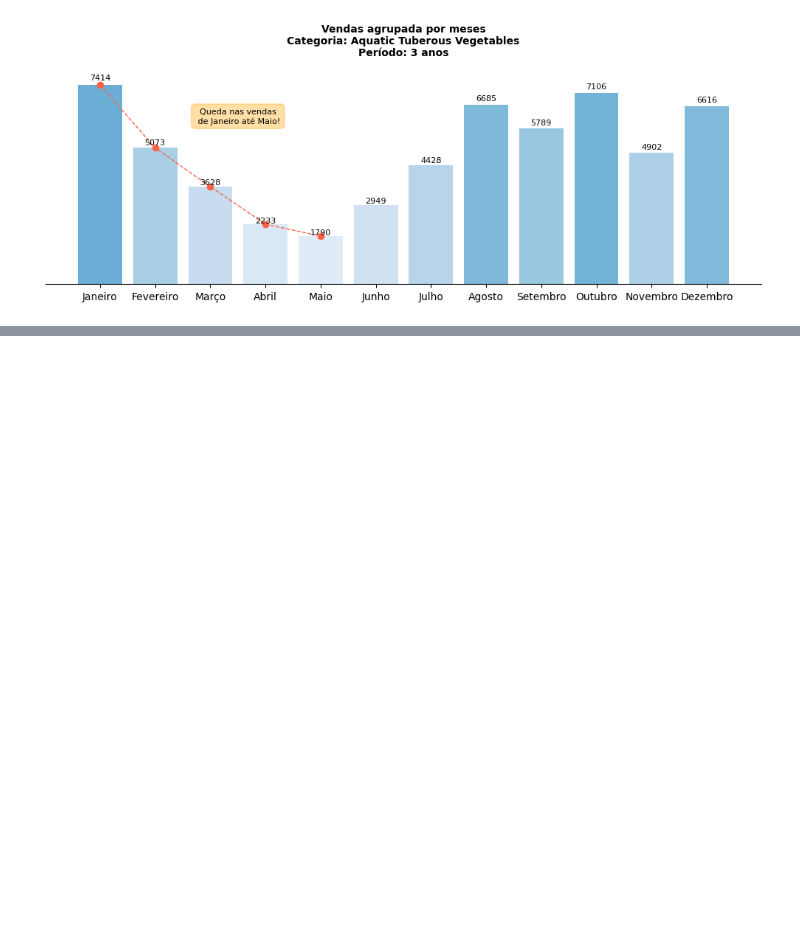
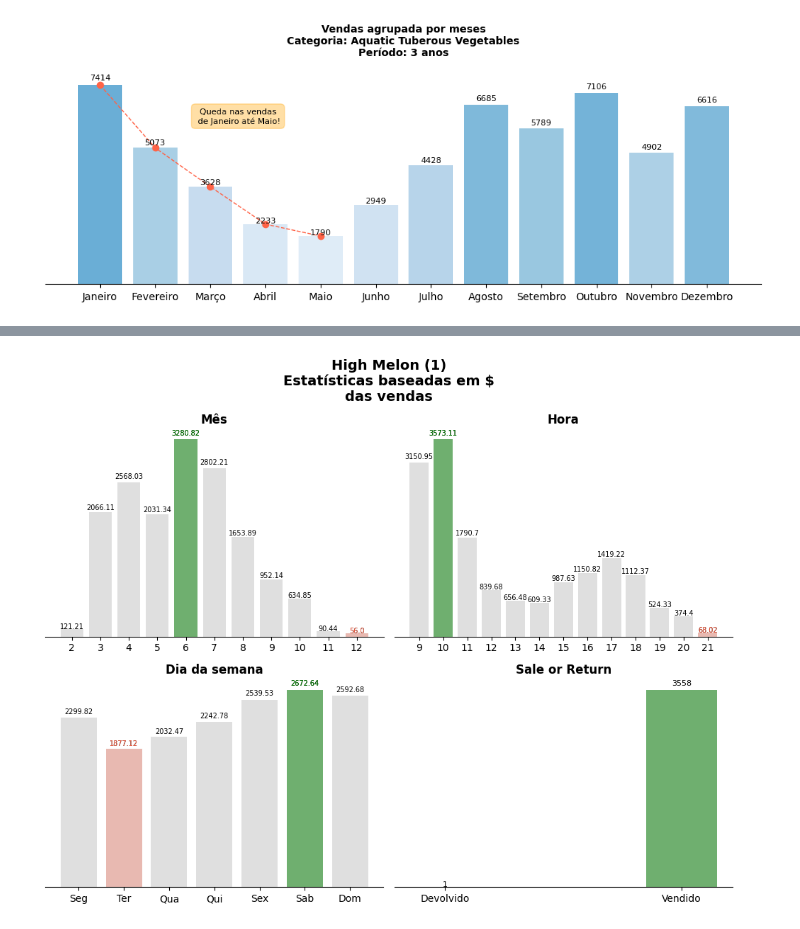
Before and after one commit to Thicon/Vendas-de-Vegetais, a Jupyter notebook: notebooks/EDA 03_01 - Categoria - Aquatic Tuberous Vegetables.ipynb, the cells around one changed output, grey strips where cells are left out. Saved outputs shown, nothing was run; the diff lists cells and outputs as text; code cells hidden in the pictures; blank space fills up the shorter version.

```diff
--- a/notebooks/EDA 03_01 - Categoria - Aquatic Tuberous Vegetables.ipynb
+++ b/notebooks/EDA 03_01 - Categoria - Aquatic Tuberous Vegetables.ipynb
@@ -225,0 +311,5 @@ plt.show()
+# %%
+estatisticas_produto_dois(base, "High Melon (1)", salvar=True,
+                     salvar_como="03_01_EDA_aquatic_tuberous_vegetables_09_highmelon_1_2")
+# %% [output]
+[figure, added]
```
Also changed, not shown: parts of 13 cells of this notebook, 38 other files.
